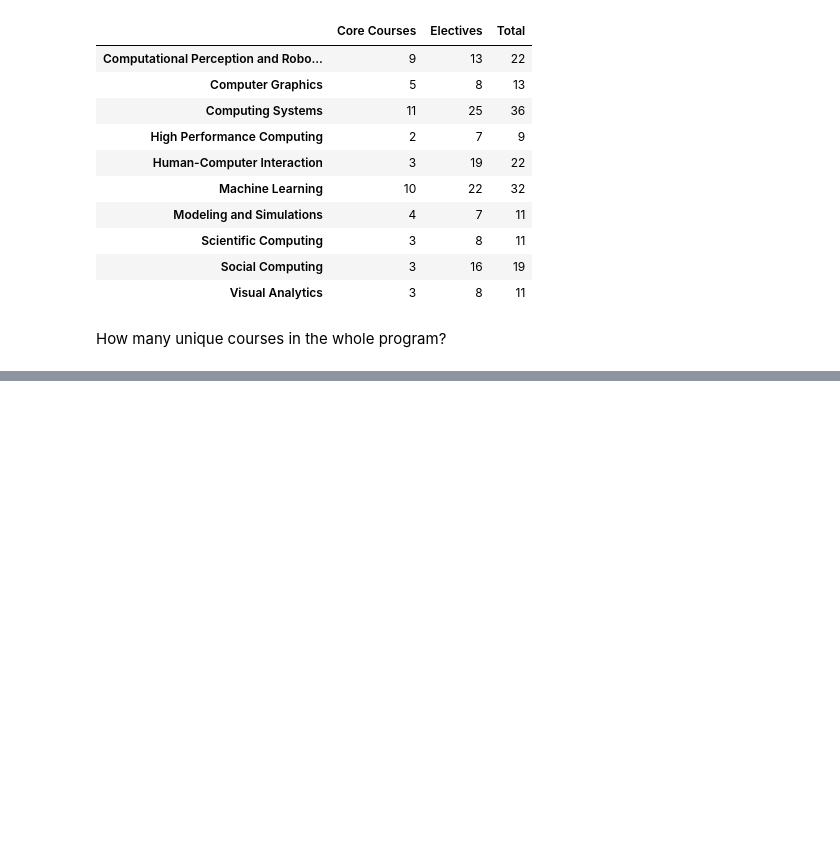
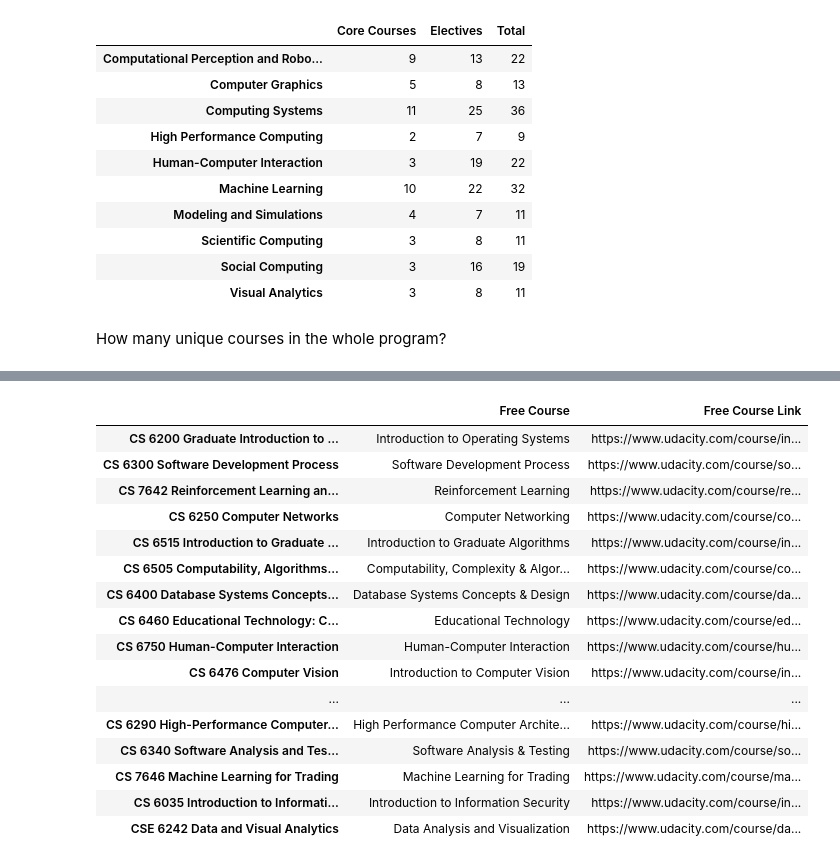
Before and after one commit to zhaoyi3264/gt-mscs, a Jupyter notebook: scrape.ipynb, the cells around one changed output, grey strips where cells are left out. Cells and saved outputs as stored; diff of their text form; code cells hidden in the pictures; blank space fills up the shorter version.

```diff
--- a/scrape.ipynb
+++ b/scrape.ipynb
@@ -121,8 +117,8 @@ soup = BeautifulSoup(response.text)
 lis = soup.find('ul', class_='courses').find_all('li')
 # %%
 
-free_courses = {}
+free_course_to_link = {}
 for li in lis:
     a = li.find_all('a')[1]
     href = a['href']
-    free_courses[a.text.strip()] = f'https://www.udacity.com/{href}'
+    free_course_to_link[a.text.strip()] = f'https://www.udacity.com/{href}'
@@ -256,0 +228,28 @@ CS 7644 Machine Learning for Robotics
+# %%
+course_to_free_course = {
+    "CS 6200 Graduate Introduction to Operating Systems": "Introduction to Operating Systems",
+    "CS 6300 Software Development Process": "Software Development Process",
+    "CS 7642 Reinforcement Learning and Decision Making": "Reinforcement Learning",
+    "CS 6250 Computer Networks": "Computer Networking",
+    "CS 6515 Introduction to Graduate Algorithms": "Introduction to Graduate Algorithms",
+    "CS 6505 Computability, Algorithms, and Complexity": "Computability, Complexity & Algorithms",
+    "CS 6400 Database Systems Concepts and Designs": "Database Systems Concepts & Design",
+    "CS 6460 Educational Technology: Conceptual Foundations": "Educational Technology",
+    "CS 6750 Human-Computer Interaction": "Human-Computer Interaction",
+    "CS 6476 Computer Vision": "Introduction to Computer Vision",
+    "CSE 6220 High Performance Computing": "High Performance Computing",
+    "CS 6601 Artificial Intelligence": "Artificial Intelligence",
+    "CS 6210 Advanced Operating Systems": "Advanced Operating Systems",
+    "CS 7638 Artificial Intelligence Techniques for Robotics": "Artificial Intelligence for Robotics",
+    "CS 6310 Software Architecture and Design": "Software Architecture & Design",
+    "CS 7641 Machine Learning": "Machine Learning",
+    "CS 6475 Computational Photography": "Computational Photography",
+    "CS 6262 Network Security": "Network Security",
+    "CSE 6250 Big Data for Health": "Big Data Analytics in Healthcare",
+    "CS 6290 High-Performance Computer Architecture": "High Performance Computer Architecture",
+    "CS 6340 Software Analysis and Testing": "Software Analysis & Testing",
+    "CS 7646 Machine Learning for Trading": "Machine Learning for Trading",
+    "CS 6035 Introduction to Information Security": "Introduction to Information Security",
+    "CSE 6242 Data and Visual Analytics": "Data Analysis and Visualization"
+}
+# to_json_in('data', 'course_to_free_course.json', course_to_free_course)
@@ -256,0 +274,26 @@ CS 7644 Machine Learning for Robotics
+# %%
+course_to_free_course_info = pd.merge(
+    pd.Series(course_to_free_course, name='Free Course'),
+    pd.Series(free_course_to_link, name='Free Course Link'),
+    left_on='Free Course',
+    right_index=True,
+)
+course_to_free_course_info
+# %% [output]
+|  | Free Course | Free Course Link |
+| CS 6200 Graduate Introduction to ... | Introduction to Operating Systems | https://www.udacity.com/course/in... |
+| CS 6300 Software Development Process | Software Development Process | https://www.udacity.com/course/so... |
+| CS 7642 Reinforcement Learning an... | Reinforcement Learning | https://www.udacity.com/course/re... |
+| CS 6250 Computer Networks | Computer Networking | https://www.udacity.com/course/co... |
+| CS 6515 Introduction to Graduate ... | Introduction to Graduate Algorithms | https://www.udacity.com/course/in... |
+| CS 6505 Computability, Algorithms... | Computability, Complexity & Algor... | https://www.udacity.com/course/co... |
+| CS 6400 Database Systems Concepts... | Database Systems Concepts & Design | https://www.udacity.com/course/da... |
+| CS 6460 Educational Technology: C... | Educational Technology | https://www.udacity.com/course/ed... |
+| CS 6750 Human-Computer Interaction | Human-Computer Interaction | https://www.udacity.com/course/hu... |
+| CS 6476 Computer Vision | Introduction to Computer Vision | https://www.udacity.com/course/in... |
+| ... | ... | ... |
+| CS 6290 High-Performance Computer... | High Performance Computer Archite... | https://www.udacity.com/course/hi... |
+| CS 6340 Software Analysis and Tes... | Software Analysis & Testing | https://www.udacity.com/course/so... |
+| CS 7646 Machine Learning for Trading | Machine Learning for Trading | https://www.udacity.com/course/ma... |
+| CS 6035 Introduction to Informati... | Introduction to Information Security | https://www.udacity.com/course/in... |
+| CSE 6242 Data and Visual Analytics | Data Analysis and Visualization | https://www.udacity.com/course/da... |
```
Also changed, not shown: parts of 25 cells of this notebook, 5 other files.
